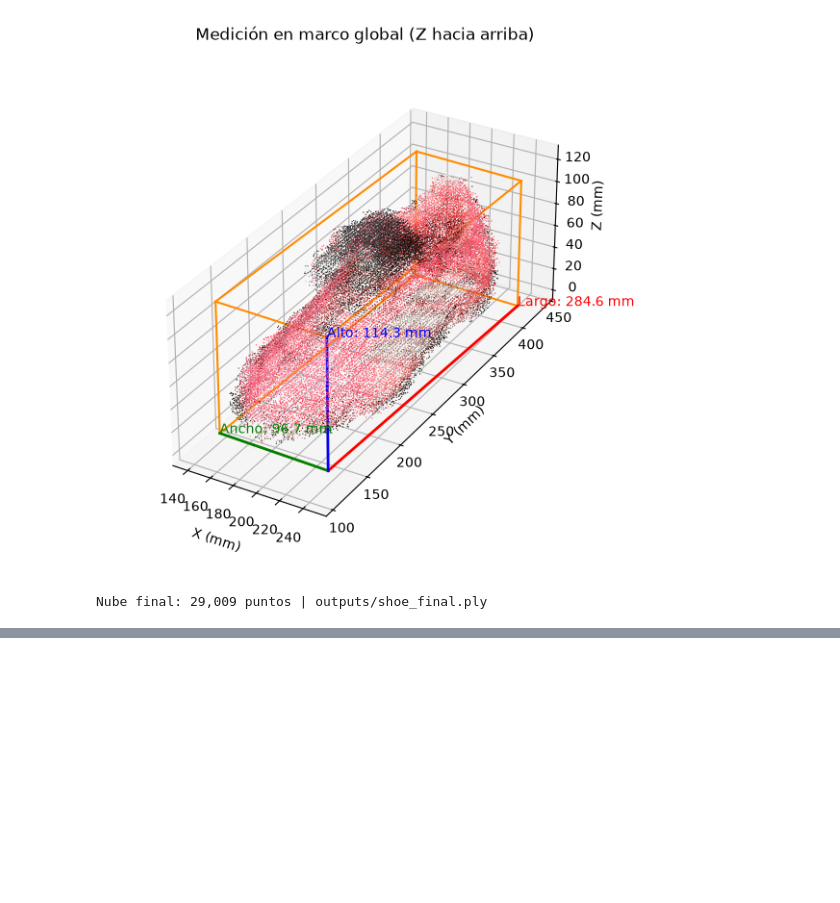
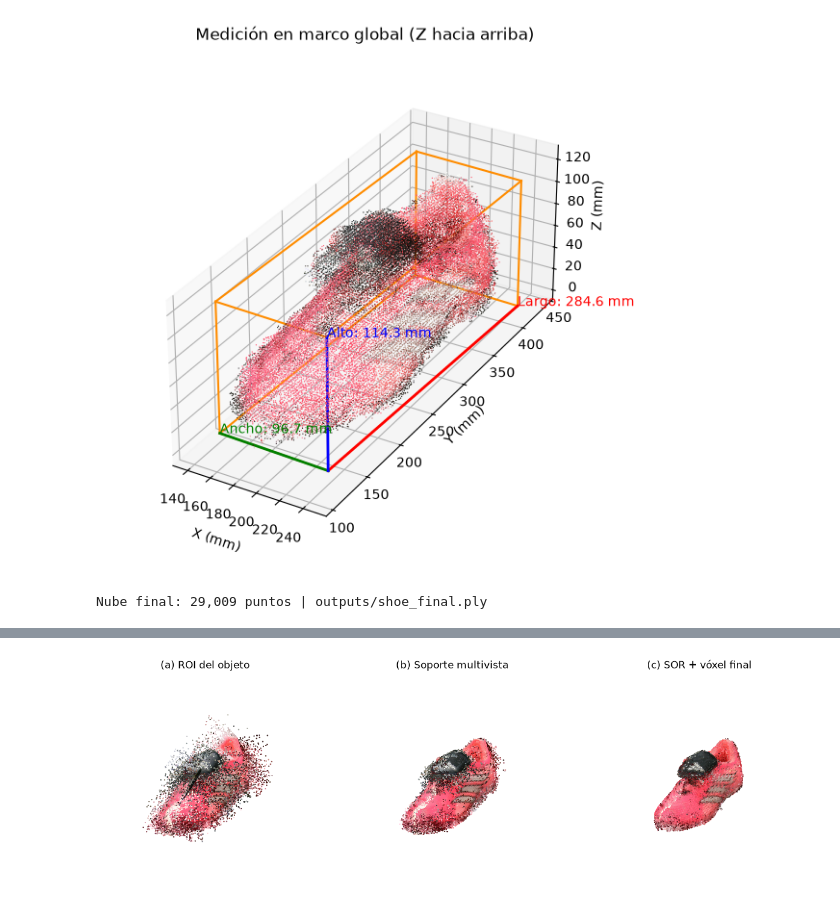
Before and after one commit to Alegarcia049/Reconstrucci-n_3D, a Jupyter notebook: tp2_reconstruction.ipynb, the cells around one changed output, grey strips where cells are left out. Cells and saved outputs as stored; diff of their text form; code cells hidden in the pictures; blank space fills up the shorter version.

```diff
--- a/tp2_reconstruction.ipynb
+++ b/tp2_reconstruction.ipynb
@@ -726,0 +824,38 @@ plot_disparity(disparity_dl, SGBM_PARAMS["min_disparity"])
+# %%
+clouds = [
+    (title, o3d.io.read_point_cloud(str(OUTPUT_DIR / filename)))
+    for title, filename in (
+        ("(a) ROI del objeto", "preview_object_dl.ply"),
+        ("(b) Soporte multivista", "preview_support_dl.ply"),
+        ("(c) SOR + vóxel final", "shoe_final_dl.ply"),
+    )
+]
+
+all_points = np.vstack([np.asarray(cloud.points) for _, cloud in clouds])
+mins, maxs = all_points.min(axis=0), all_points.max(axis=0)
+
+# Límites idénticos para las tres nubes
+margin = 0.05 * (maxs - mins)
+limits = np.column_stack((mins - margin, maxs + margin))
+
+fig = plt.figure(figsize=(15, 5))
+
+for i, (title, cloud) in enumerate(clouds, start=1):
+    points = np.asarray(cloud.points)
+    colors = np.asarray(cloud.colors)
+
+    ax = fig.add_subplot(1, 3, i, projection="3d")
+    ax.scatter(*points.T, c=colors, s=0.3, depthshade=False)
+
+    ax.set(xlim=limits[0], ylim=limits[1],
+           zlim=limits[2], title=title)
+    ax.set_box_aspect(limits[:, 1] - limits[:, 0])
+    ax.set_proj_type("ortho")
+    ax.view_init(elev=25, azim=-65)
+    ax.set_axis_off()
+
+Path("figures").mkdir(exist_ok=True)
+fig.savefig(OUTPUT_DIR / "nube_optimizacion.png", dpi=200, bbox_inches="tight")
+plt.show()
+# %% [output]
+[figure, added]
```
Also changed, not shown: parts of 12 cells of this notebook, 12 other files.
